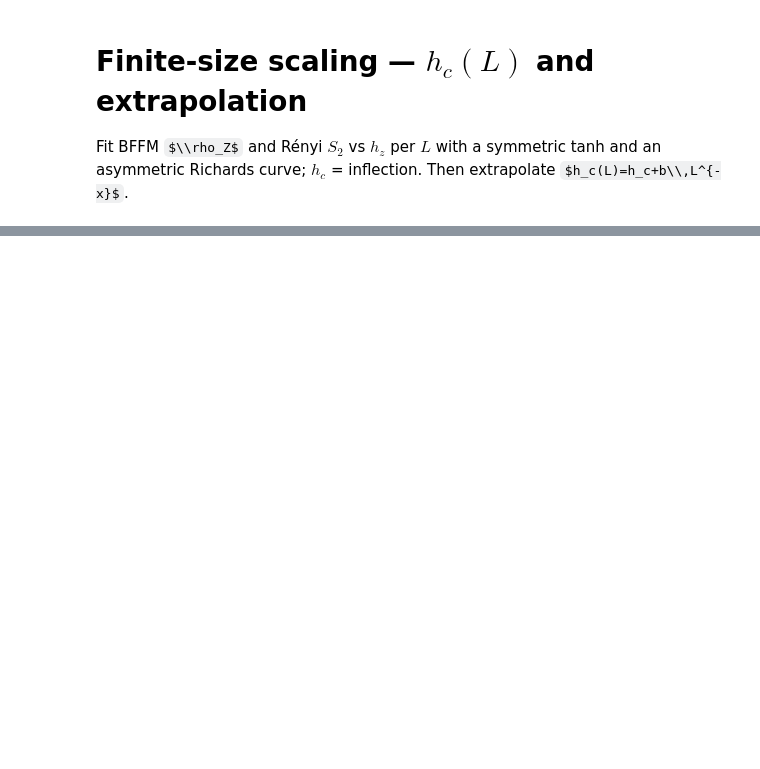
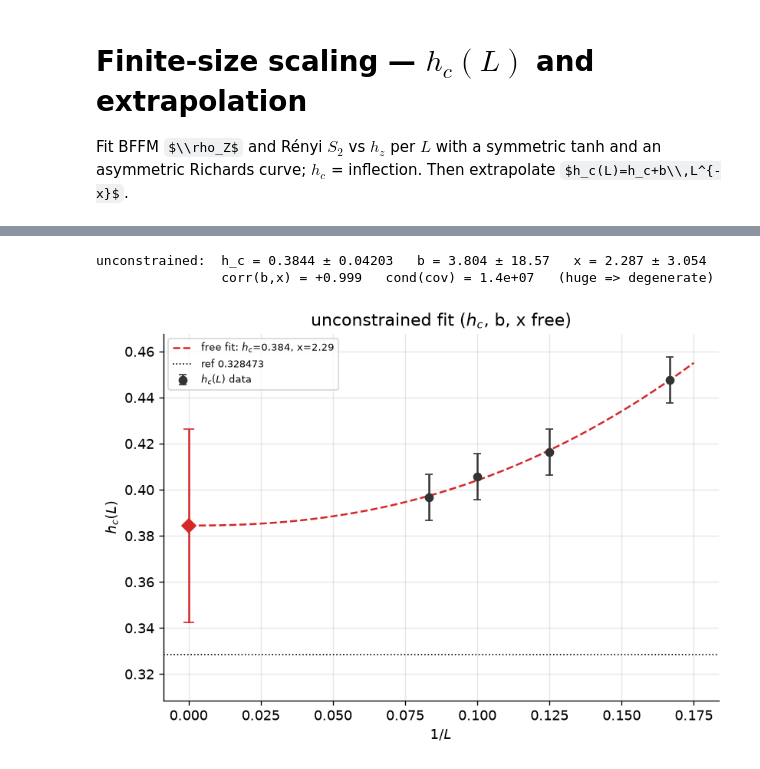
Before and after one commit to SanzharBissenali/2D-TC, a Jupyter notebook: analysis/03_fss.ipynb, the cells around one changed output, grey strips where cells are left out. Drawn from its saved outputs; the diff is of its cells as text; code cells hidden in the pictures; some formulas as TeX source; blank space fills up the shorter version.

```diff
--- a/analysis/03_fss.ipynb
+++ b/analysis/03_fss.ipynb
@@ -166,0 +178,41 @@ fig.tight_layout()
+# %%
+# --- fully unconstrained fit: h_c, b, AND x all free (degenerate for 4 pts, but hey) ---
+OB      = list(OBS)                       # observable keys, from the fit cells
+SOURCE  = (1, "rich")     # pull h_c(L) from HC: (obs 0=BFFM 1=Rényi, form "tanh"/"rich"); None -> dict below
+SOURCE = None
+
+# BFFM $\rho_Z$  [tanh]  L6=0.4428±0.0090  L8=0.4265±0.0041  L10=0.4152±0.0013  L12=0.4016±0.0012
+# BFFM $\rho_Z$  [rich]  L6=0.4425±0.0103  L8=0.4272±0.0077  L10=0.4116±0.0029  L12=0.4025±0.0034
+# Rényi $S_2$    [tanh]  L6=0.4477±0.0187  L8=0.4163±0.0028  L10=0.4055±0.0014  L12=0.3966±0.0021
+# Rényi $S_2$    [rich]  L6=0.4471±0.0192  L8=0.4142±0.0056  L10=0.4080±0.0034  L12=0.4015±0.0055
+
+HC_DATA = HC[(OB[SOURCE[0]], SOURCE[1])] if SOURCE else {6: (0.4477, 0.010), 8: (0.4163, 0.010), 10: (0.4055, 0.010), 12: (0.3966, 0.010)}
+
+# HC_DATA = HC[(OB[SOURCE[0]], SOURCE[1])] if SOURCE else {6: (0.4425, 0.010), 8: (0.4272, 0.010), 10: (0.4116, 0.010), 12: (0.4025, 0.010)}
+H_REF   = 0.328473        # reference line
+
+Lk = sorted(HC_DATA); iL = 1/np.array(Lk, float)
+y  = np.array([HC_DATA[L][0] for L in Lk]); e = np.array([HC_DATA[L][1] for L in Lk])
+
+f = lambda t, hc, b, x: hc + b*t**x            # all three free
+popt, pcov = curve_fit(f, iL, y, p0=[y.min(), 0.5, 1.5], sigma=e, absolute_sigma=True, maxfev=400000)
+hc, b, x = popt; hce, be, xe = np.sqrt(np.diag(pcov))
+cbx = pcov[1, 2] / np.sqrt(pcov[1, 1] * pcov[2, 2])
+print(f"unconstrained:  h_c = {hc:.4f} ± {hce:.4g}   b = {b:.3f} ± {be:.4g}   x = {x:.3f} ± {xe:.4g}")
+print(f"                corr(b,x) = {cbx:+.3f}   cond(cov) = {np.linalg.cond(pcov):.1e}   (huge => degenerate)")
+
+fig, ax = plt.subplots(figsize=(7, 5))
+tt = np.linspace(0, iL.max()*1.05, 200)
+ax.errorbar(iL, y, yerr=e, fmt="o", color="0.2", ms=6, capsize=3, zorder=5, label="$h_c(L)$ data")
+ax.plot(tt, f(tt, *popt), "--", color="tab:red", lw=1.5, label=f"free fit: $h_c$={hc:.3f}, x={x:.2f}")
+ax.errorbar(0, hc, yerr=hce, fmt="D", color="tab:red", ms=8, capsize=4, zorder=6)
+ax.axhline(H_REF, color="k", ls=":", lw=1, label=f"ref {H_REF}")
+ax.set(xlabel="$1/L$", ylabel="$h_c(L)$", title="unconstrained fit ($h_c$, b, x free)",
+       ylim=(min(H_REF, y.min()) - 0.02, y.max() + 0.02))   # focused; wild extrapolation is clipped (see printout)
+ax.legend(fontsize=8)
+fig.tight_layout()
+fig.savefig(FIG / "fss_unconstrained_S2.png", dpi=300, bbox_inches="tight")
+# %% [output]
+unconstrained:  h_c = 0.3844 ± 0.04203   b = 3.804 ± 18.57   x = 2.287 ± 3.054
+                corr(b,x) = +0.999   cond(cov) = 1.4e+07   (huge => degenerate)
+[figure, added]
```
Also changed, not shown: parts of 5 cells of this notebook, 2 other files.
